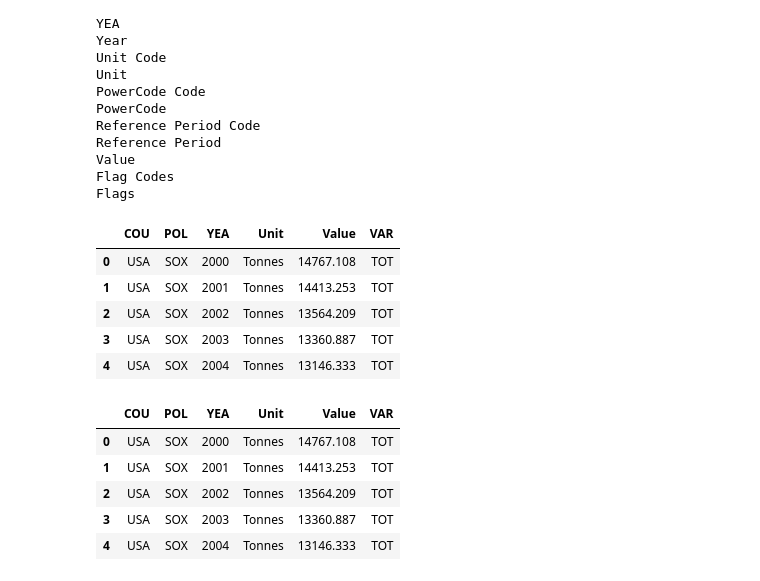
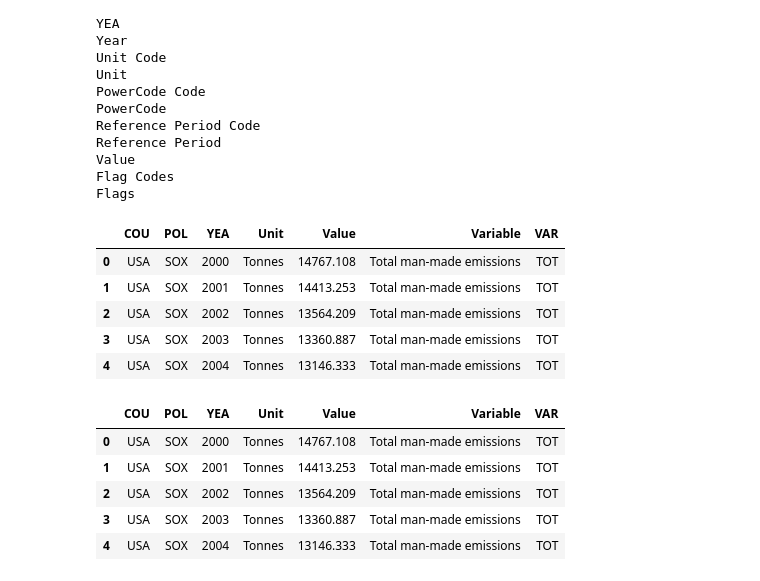
Before and after one commit to angelvirgo19/ETLProject-TeamGreen, a Jupyter notebook: air_emission_cleanup.ipynb, the cells around one changed output. Saved outputs shown, nothing was run; the diff lists cells and outputs as text; code cells hidden in the pictures.

```diff
--- a/air_emission_cleanup.ipynb
+++ b/air_emission_cleanup.ipynb
@@ -40,24 +40,24 @@ Flag Codes
 Flags
 # %%
 #parse down df to only keep the columns we need
-df=df[["COU", "POL", "YEA", "Unit", "Value", "VAR"]]
+df=df[["COU", "POL", "YEA", "Unit", "Value", "Variable", "VAR"]]
 df.head()
 # %% [output]
-|  | COU | POL | YEA | Unit | Value | VAR |
-| 0 | USA | SOX | 2000 | Tonnes | 14767.108 | TOT |
-| 1 | USA | SOX | 2001 | Tonnes | 14413.253 | TOT |
-| 2 | USA | SOX | 2002 | Tonnes | 13564.209 | TOT |
-| 3 | USA | SOX | 2003 | Tonnes | 13360.887 | TOT |
-| 4 | USA | SOX | 2004 | Tonnes | 13146.333 | TOT |
+|  | COU | POL | YEA | Unit | Value | Variable | VAR |
+| 0 | USA | SOX | 2000 | Tonnes | 14767.108 | Total man-made emissions | TOT |
+| 1 | USA | SOX | 2001 | Tonnes | 14413.253 | Total man-made emissions | TOT |
+| 2 | USA | SOX | 2002 | Tonnes | 13564.209 | Total man-made emissions | TOT |
+| 3 | USA | SOX | 2003 | Tonnes | 13360.887 | Total man-made emissions | TOT |
+| 4 | USA | SOX | 2004 | Tonnes | 13146.333 | Total man-made emissions | TOT |
 # %%
 #remove rows with unnecessary data
 pollutants_extra=df[(df['POL']=="NMVOC") | (df['POL']=="PM10") | (df['POL']=="PM2-5")].index
 df=df.drop(pollutants_extra)
 df.head()
 # %% [output]
-|  | COU | POL | YEA | Unit | Value | VAR |
-| 0 | USA | SOX | 2000 | Tonnes | 14767.108 | TOT |
-| 1 | USA | SOX | 2001 | Tonnes | 14413.253 | TOT |
-| 2 | USA | SOX | 2002 | Tonnes | 13564.209 | TOT |
-| 3 | USA | SOX | 2003 | Tonnes | 13360.887 | TOT |
-| 4 | USA | SOX | 2004 | Tonnes | 13146.333 | TOT |
+|  | COU | POL | YEA | Unit | Value | Variable | VAR |
+| 0 | USA | SOX | 2000 | Tonnes | 14767.108 | Total man-made emissions | TOT |
+| 1 | USA | SOX | 2001 | Tonnes | 14413.253 | Total man-made emissions | TOT |
+| 2 | USA | SOX | 2002 | Tonnes | 13564.209 | Total man-made emissions | TOT |
+| 3 | USA | SOX | 2003 | Tonnes | 13360.887 | Total man-made emissions | TOT |
+| 4 | USA | SOX | 2004 | Tonnes | 13146.333 | Total man-made emissions | TOT |
```
Also changed, not shown: parts of 10 cells of this notebook.
